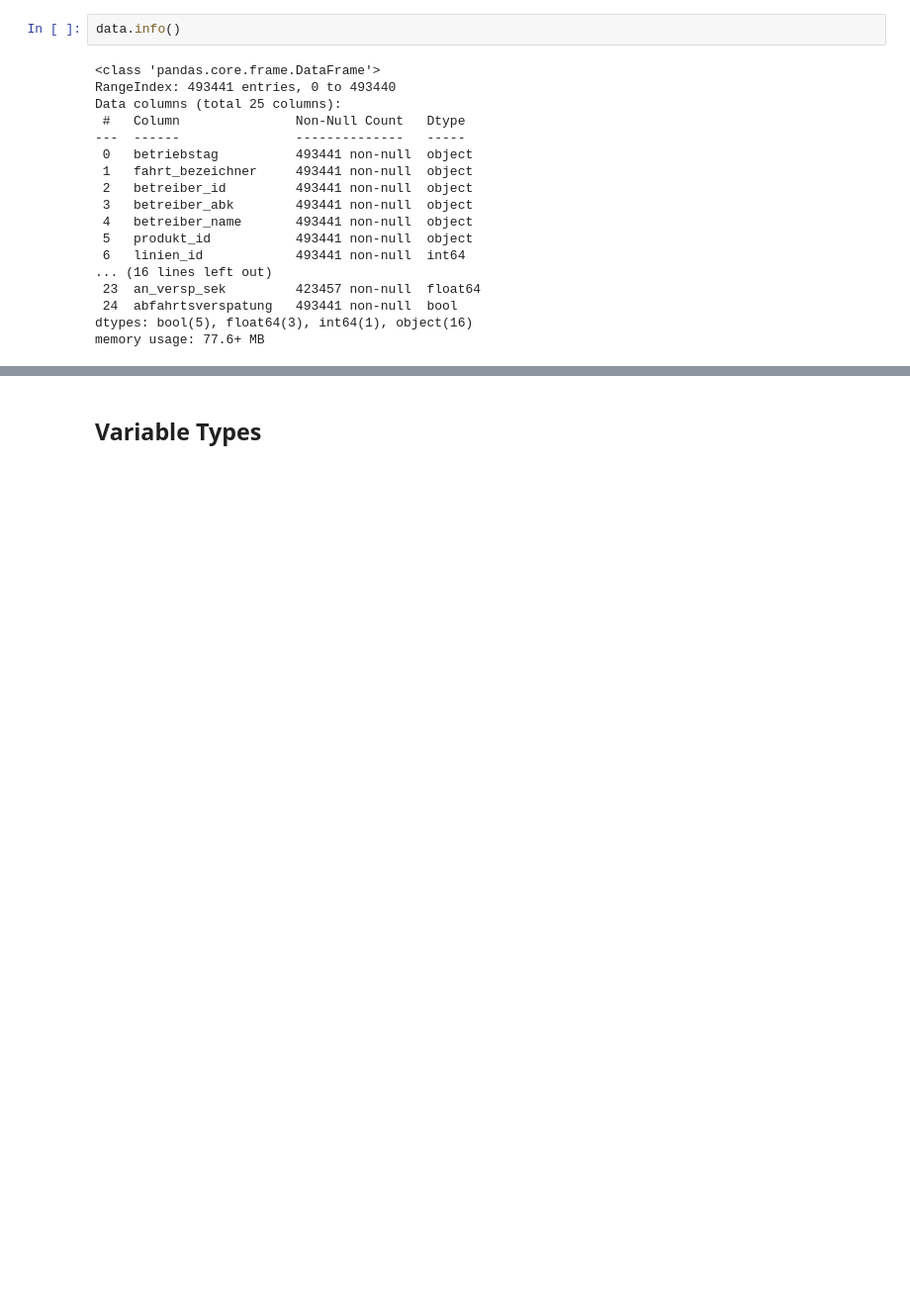
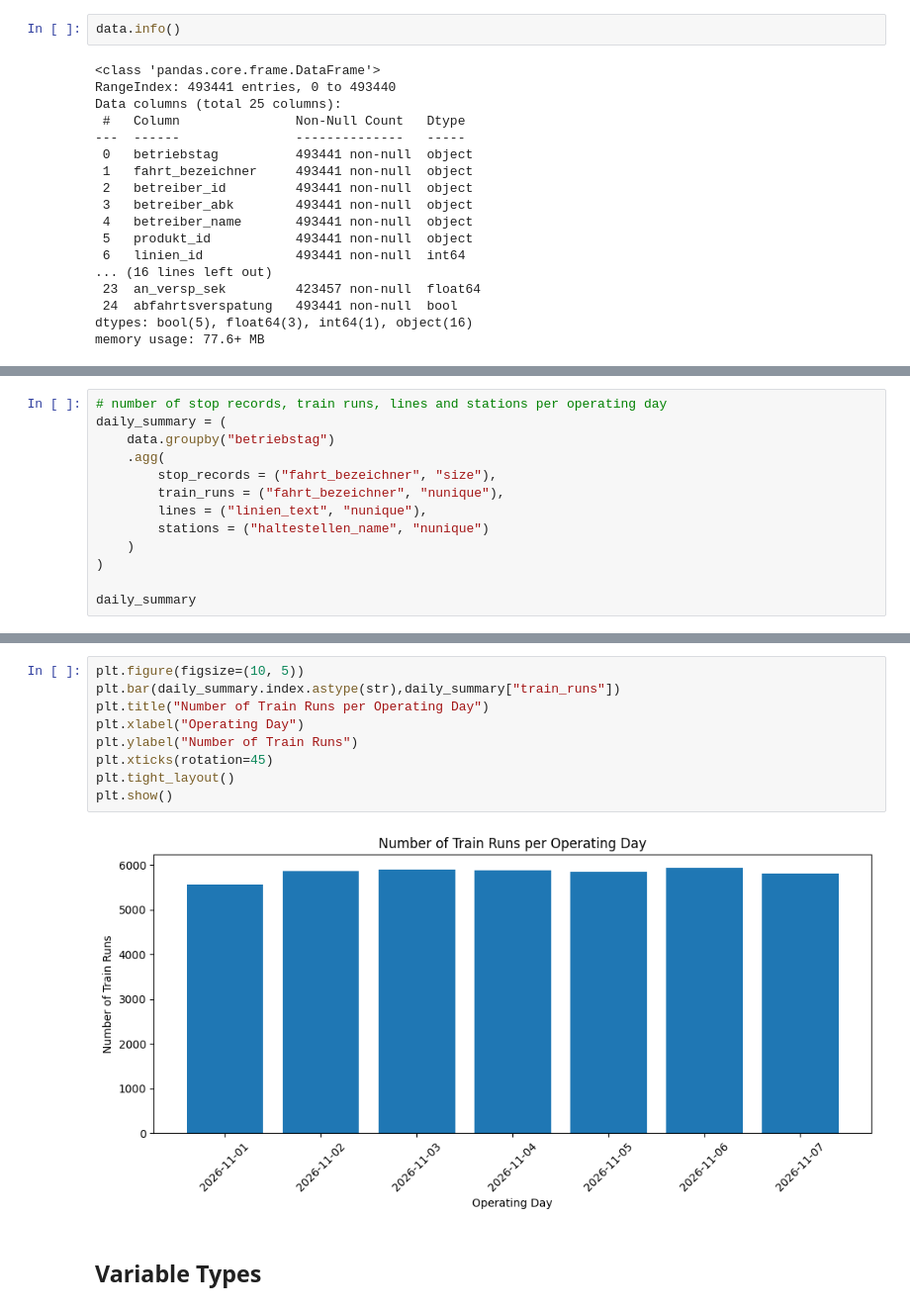
Before and after one commit to ricardahaslinger/Simulation-Optimization-Approach-Locomotive-Scheduling, a Jupyter notebook: analysis/preprocessing.ipynb, the cells around one changed output, grey strips where cells are left out. Shown at 99% size. Saved outputs shown, nothing was run; the diff lists cells and outputs as text; blank space fills up the shorter version.

```diff
--- a/analysis/preprocessing.ipynb
+++ b/analysis/preprocessing.ipynb
@@ -43,0 +55,13 @@ memory usage: 77.6+ MB
+# %%
+# number of stop records, train runs, lines and stations per operating day
+daily_summary = (
+    data.groupby("betriebstag")
+    .agg(
+        stop_records = ("fahrt_bezeichner", "size"),
+        train_runs = ("fahrt_bezeichner", "nunique"),
+        lines = ("linien_text", "nunique"),
+        stations = ("haltestellen_name", "nunique")
+    )
+)
+
+daily_summary
@@ -44,3 +78,14 @@ memory usage: 77.6+ MB
+# %%
+plt.figure(figsize=(10, 5))
+plt.bar(daily_summary.index.astype(str),daily_summary["train_runs"])
+plt.title("Number of Train Runs per Operating Day")
+plt.xlabel("Operating Day")
+plt.ylabel("Number of Train Runs")
+plt.xticks(rotation=45)
+plt.tight_layout()
+plt.show()
+# %% [output]
+[figure, added]
 # %% [markdown]
 ## Variable Types
 # %%
```
Also changed, not shown: parts of 10 cells of this notebook.
